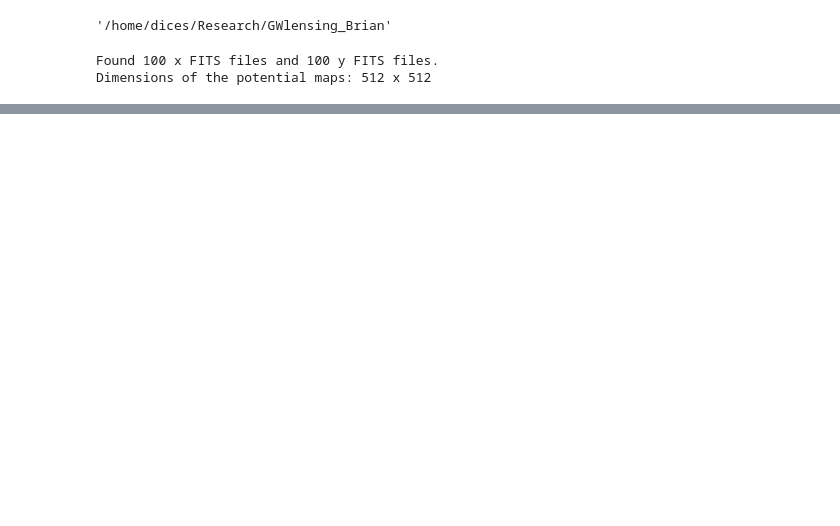
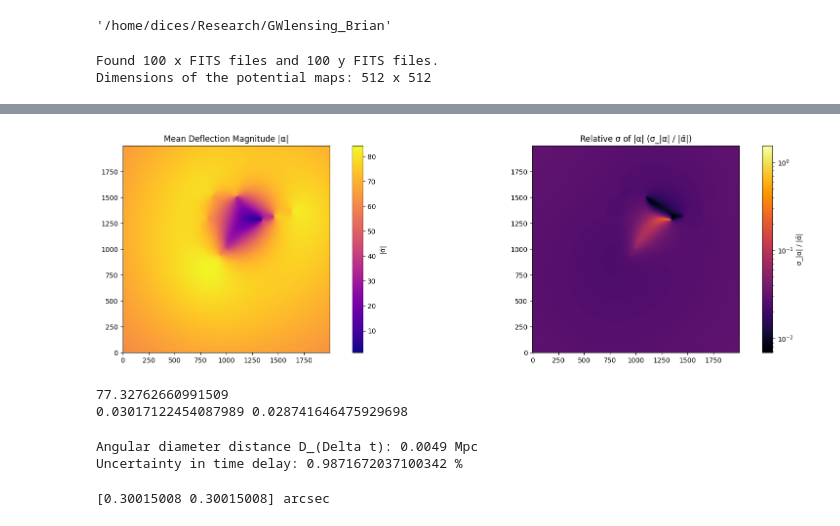
Before and after one commit to diceandcats/GWlensing_Brian, a Jupyter notebook: uncertainty.ipynb, the cells around one changed output, grey strips where cells are left out. Drawn from its saved outputs; the diff is of its cells as text; code cells hidden in the pictures; blank space fills up the shorter version.

```diff
--- a/uncertainty.ipynb
+++ b/uncertainty.ipynb
@@ -112,0 +256,59 @@ Upper bound relative uncertainty in |alpha|: 3.4363%
+# %%
+# Visualization
+fig, axes = plt.subplots(1, 2, figsize=(18, 5))
+
+im1 = axes[0].imshow(mean_alpha_mag, origin='lower', cmap='plasma')
+axes[0].set_title("Mean Deflection Magnitude |α|")
+plt.colorbar(im1, ax=axes[0], label="|ᾱ|")
+
+im2 = axes[1].imshow(relative_sigma_alpha, origin='lower', cmap='inferno', norm=LogNorm())
+axes[1].set_title("Relative σ of |α| (σ_|α| / |ᾱ|)")
+plt.colorbar(im2, ax=axes[1], label="σ_|α| / |ᾱ|")
+
+plt.tight_layout()
+plt.show()
+
+print(np.percentile(alpha_mean_mag, 84.0))
+print(upper_bound_fraction, upper_bound_fraction_alpha)
+# %% [output]
+[figure, added]
+77.32762660991509
+0.03017122454087989 0.028741646475929698
+# %%
+# error propagation finally
+# getting angular diameter distances
+from astropy.cosmology import FlatLambdaCDM
+cosmo = FlatLambdaCDM(H0=70, Om0=0.3)
+
+z_s = 3
+z_l = 0.3
+D_S = cosmo.angular_diameter_distance(z_s).value
+D_LS = cosmo.angular_diameter_distance_z1z2(z_l, z_s).value
+D_L = cosmo.angular_diameter_distance(z_l).value
+# getting D_{\Delta t} = (1+z_l) / c * (D_l*D_s) / D_{ls}
+D_dt = (1 + z_l) / 299792.458 * (D_L * D_S) / D_LS
+print(f"Angular diameter distance D_(Delta t): {D_dt:.4f} Mpc")
+# error propagation by sigma_tau = D_{\Delta t} sqrt(|alpha|^2 * sigma_{alpha}^2 + sigma_{psi}^2)
+sigma_tau = D_dt * np.sqrt(70**2 * upper_bound_fraction_alpha**2 + upper_bound_fraction**2)
+print(f"Uncertainty in time delay: {sigma_tau*100} %")
+# %% [output]
+Angular diameter distance D_(Delta t): 0.0049 Mpc
+Uncertainty in time delay: 0.9871672037100342 %
+# %%
+# pixel scale
+from astropy.io import fits
+from astropy.wcs import WCS
+from astropy.wcs.utils import proj_plane_pixel_scales
+import astropy.units as u
+
+h = fits.getheader(file_list_psi[0])
+w = WCS(h)
+
+# degrees/pixel along each image axis on the WCS projection plane:
+deg_per_pix = proj_plane_pixel_scales(w.celestial)
+
+# convert to arcsec/pixel
+arcsec_per_pix = (deg_per_pix * u.deg).to(u.arcsec)
+print(arcsec_per_pix)         # e.g. [0.396 arcsec/pix, 0.396 arcsec/pix]
+# %% [output]
+[0.30015008 0.30015008] arcsec
```
Also changed, not shown: parts of 7 cells of this notebook, 1 other file.
